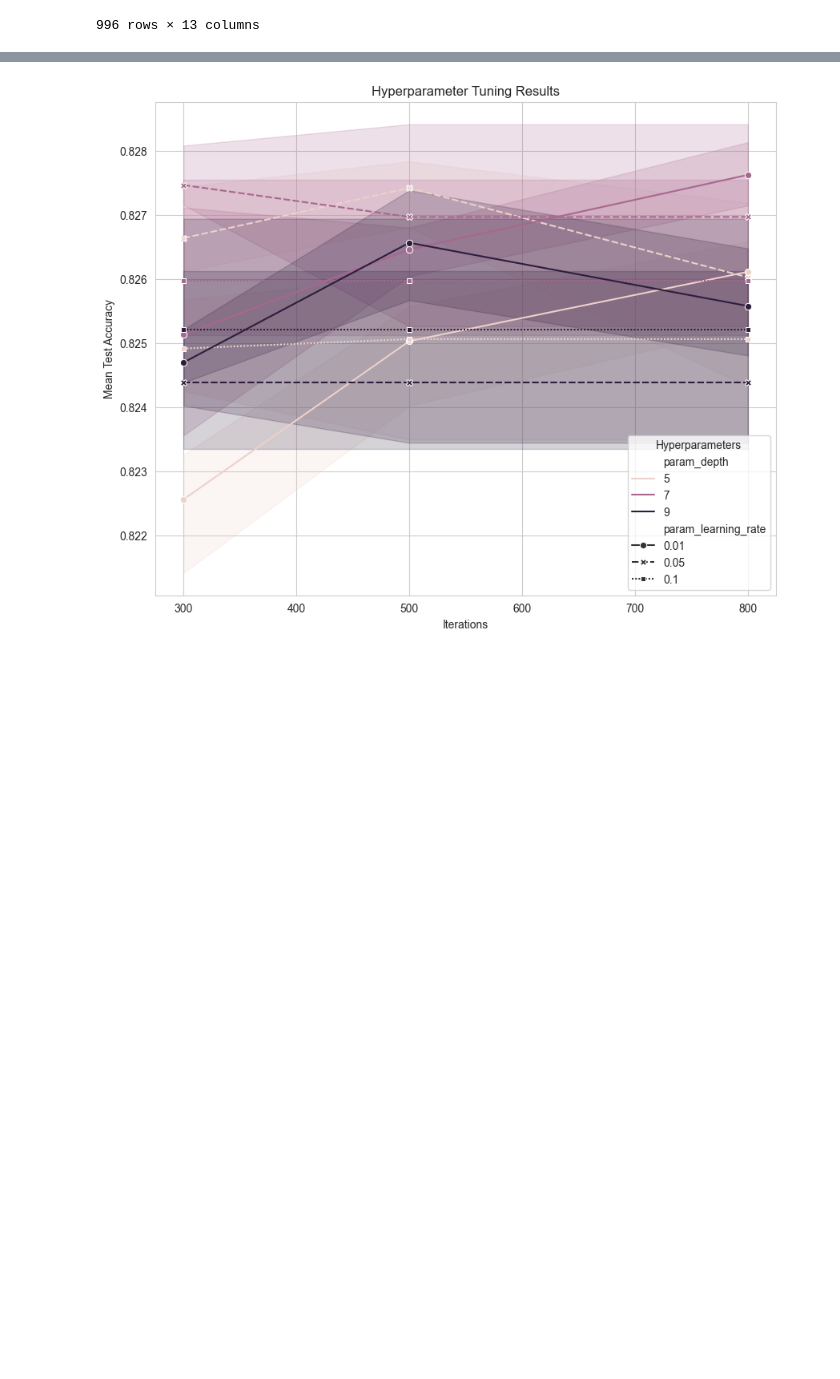
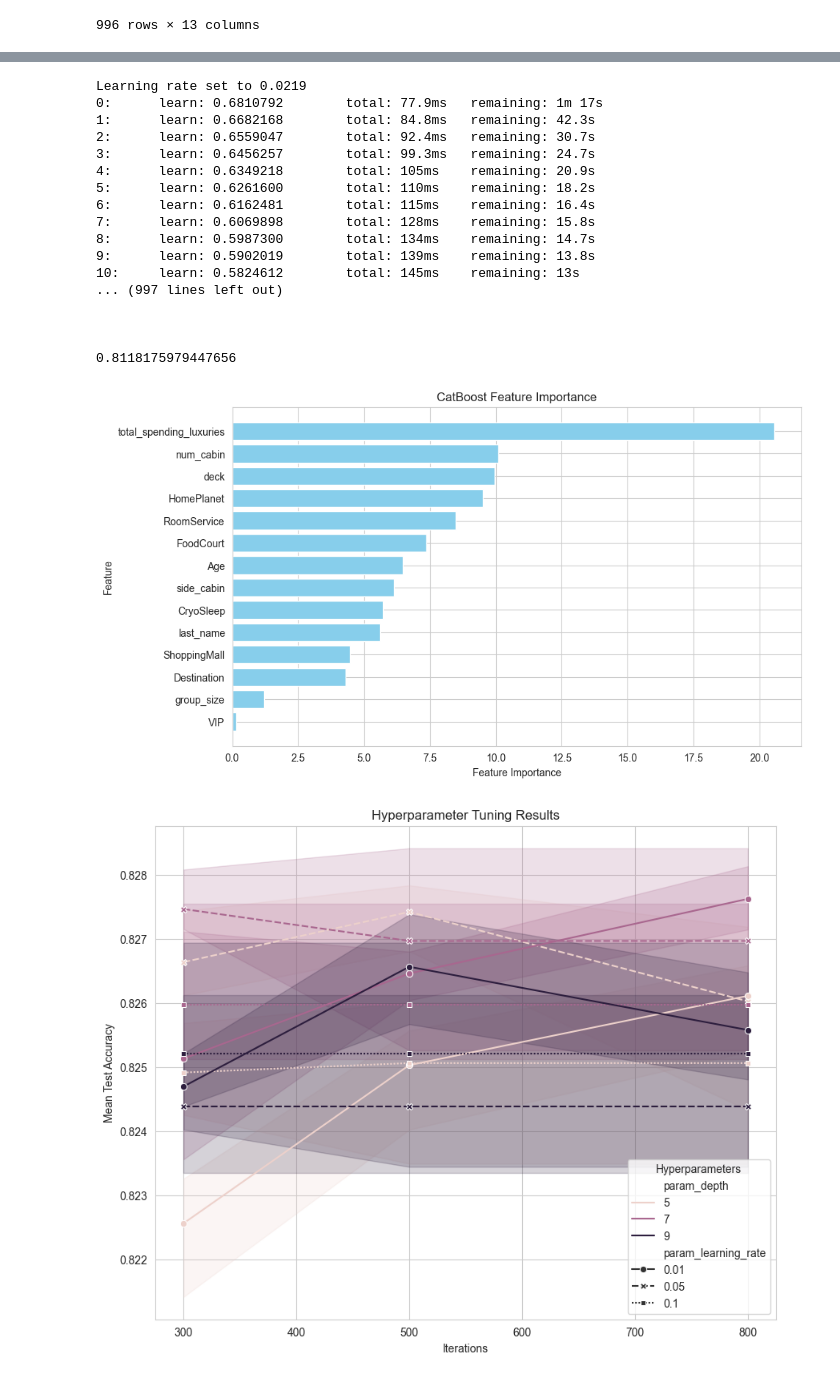
Before and after one commit to KateKorotova/ds_notebooks, a Jupyter notebook: notebooks/spaceship_titanic/spaceship_titanic.ipynb, the cells around one changed output, grey strips where cells are left out. Drawn from its saved outputs; the diff is of its cells as text; code cells hidden in the pictures; blank space fills up the shorter version.

```diff
--- a/notebooks/spaceship_titanic.ipynb
+++ b/notebooks/spaceship_titanic/spaceship_titanic.ipynb
@@ -1438,3 +1469,26 @@ df_copy = preprocessing(df_copy)
+# %%
+y_test, preds_class, model = modeling(df_copy)
+evaluation(y_test, preds_class)
+feature_importance(model)
+# %% [output]
+Learning rate set to 0.0219
+0:      learn: 0.6810792        total: 77.9ms   remaining: 1m 17s
+1:      learn: 0.6682168        total: 84.8ms   remaining: 42.3s
+2:      learn: 0.6559047        total: 92.4ms   remaining: 30.7s
+3:      learn: 0.6456257        total: 99.3ms   remaining: 24.7s
+4:      learn: 0.6349218        total: 105ms    remaining: 20.9s
+5:      learn: 0.6261600        total: 110ms    remaining: 18.2s
+6:      learn: 0.6162481        total: 115ms    remaining: 16.4s
+7:      learn: 0.6069898        total: 128ms    remaining: 15.8s
+8:      learn: 0.5987300        total: 134ms    remaining: 14.7s
+9:      learn: 0.5902019        total: 139ms    remaining: 13.8s
+10:     learn: 0.5824612        total: 145ms    remaining: 13s
+... (997 lines left out)
+
+
+
+0.8118175979447656
+[figure, added]
 # %%
 df_copy['target'] = df_copy.apply(lambda row: 0 if row['Transported'] == False else 1, axis=1)
 train_cols = [col for col in df_copy.columns if
```
Also changed, not shown: parts of 3 cells of this notebook, 3 other files.
